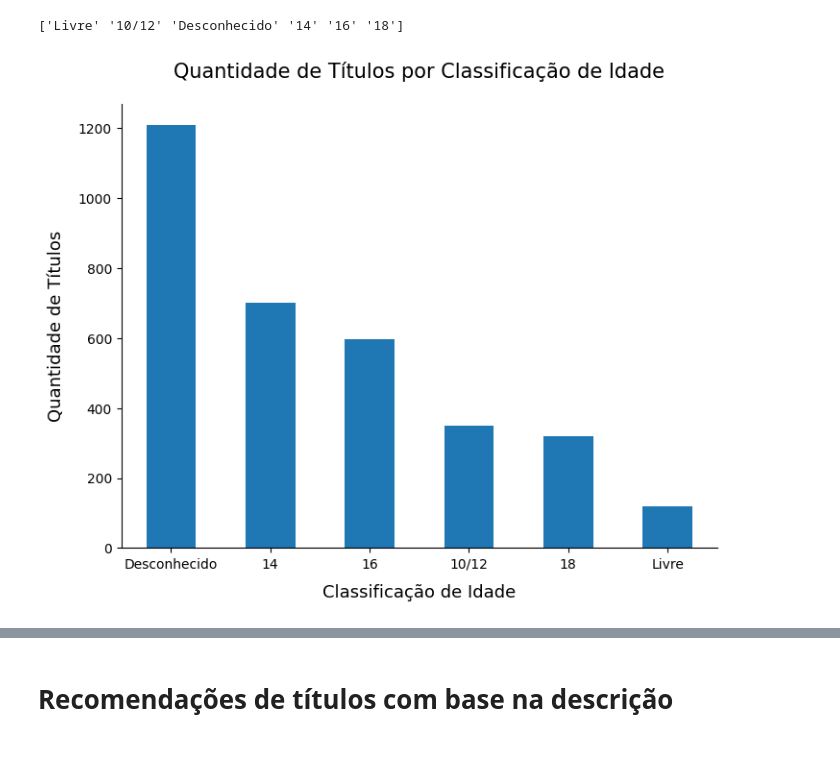
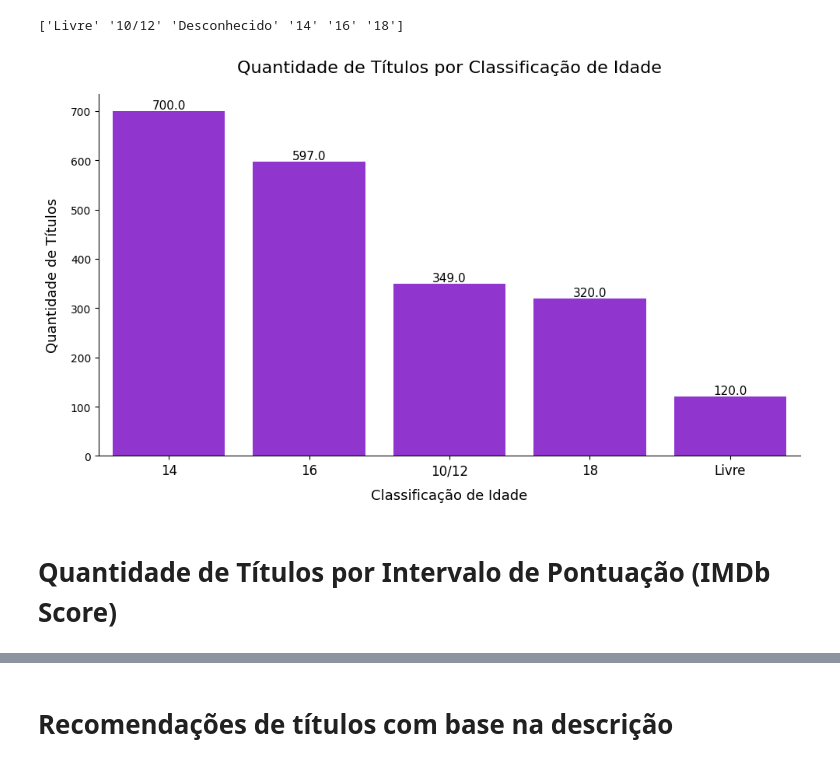
Before and after one commit to vfoliveiras/hbo-max-series-e-filmes, a Jupyter notebook: HBO_Max.ipynb, the cells around one changed output, grey strips where cells are left out. Drawn from its saved outputs; the diff is of its cells as text; code cells hidden in the pictures.

```diff
--- a/HBO_Max.ipynb
+++ b/HBO_Max.ipynb
@@ -256,7 +273,7 @@ df['first_genre'] = df['genres'].str.split(',').str[0].str.strip()
 df['first_genre'] = df['first_genre'].str.strip("[]'")
 
 # Preencher valores vazios na coluna 'first_genre' com a categoria "Outros"
-df['first_genre'].replace('', 'outros', inplace=True)
+df['first_genre'].replace('', 'several', inplace=True)
 
 # Contar a quantidade de títulos em cada gênero
 genre_counts = df['first_genre'].value_counts()
@@ -370,17 +394,28 @@ print(unique_ages_brasil)
 # %% [output]
 ['Livre' '10/12' 'Desconhecido' '14' '16' '18']
 # %%
-# Contar a quantidade de títulos em cada classificação de idade
-age_cert_counts = df['age_certification_brasil'].value_counts()
+# Filtrar os dados removendo a categoria 'Desconhecido'
+age_cert_counts = df[df['age_certification_brasil'] != 'Desconhecido']['age_certification_brasil'].value_counts()
 
-# Plotar o gráfico de barras
-plt.figure(figsize=(8, 6))
-age_cert_counts.plot(kind='bar')
-plt.title('Quantidade de Títulos por Classificação de Idade', fontsize=15, pad=20)
+# Paleta de cores
+colors = ['#941de8']
+
+# Plotar o gráfico de barras com Seaborn
+plt.figure(figsize=(10, 6))
+ax = sns.barplot(x=age_cert_counts.index, y=age_cert_counts.values, palette=colors)
+sns.despine()
+
+# Adicionar valores nas barras
+for p in ax.patches:
+    ax.annotate(f'{p.get_height()}', (p.get_x() + p.get_width() / 2., p.get_height()), ha='center', va='bottom', fontsize=11, color='black')
+
+plt.title('Quantidade de Títulos por Classificação de Idade', fontsize=16, pad=20)
 plt.xlabel('Classificação de Idade', fontsize=13, labelpad=10)
 plt.ylabel('Quantidade de Títulos', fontsize=13, labelpad=10)
-plt.xticks(rotation=0, fontsize=10)
-sns.despine()
+plt.xticks(rotation=0, fontsize=12)
+plt.tight_layout()
 plt.show()
 # %% [output]
-[figure, old version]
+[figure, new version]
+# %% [markdown]
+# **Quantidade de Títulos por Intervalo de Pontuação (IMDb Score)**
```
Also changed, not shown: parts of 29 cells of this notebook.
